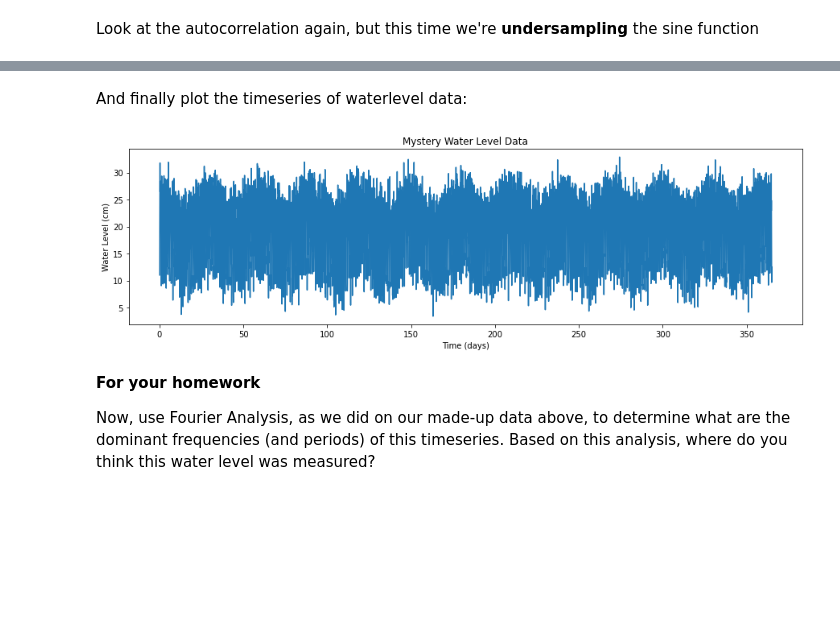
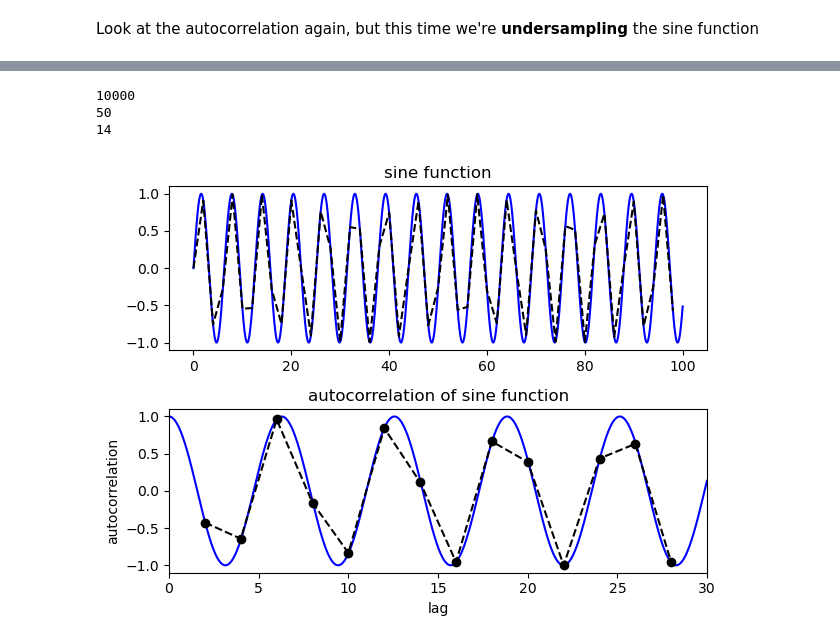
Before and after one commit to Mountain-Hydrology-Research-Group/data-analysis, a Jupyter notebook: book/modules/module8/lab8-2.ipynb, the cells around one changed output, grey strips where cells are left out. Cells and saved outputs as stored; diff of their text form; code cells hidden in the pictures; blank space fills up the shorter version.

```diff
--- a/book/modules/module8/lab8-2.ipynb
+++ b/book/modules/module8/lab8-2.ipynb
@@ -418,14 +67,41 @@ sf = data['sf'][0][0] # sampling frequency, in hours
-# %% [markdown]
-And finally plot the timeseries of waterlevel data:
-# %%
-plt.figure(figsize=(15,4))
-plt.plot(time,level)
-plt.xlabel('Time (days)')
-plt.ylabel('Water Level (cm)')
-plt.title('Mystery Water Level Data');
-# %% [output]
-[figure, removed]
-# %% [markdown]
-**For your homework**
-
-Now, use Fourier Analysis, as we did on our made-up data above, to determine what are the dominant frequencies (and periods) of this timeseries.  Based on this analysis, where do you think this water level was measured?
+# %%
+# Step is the interval at which we're sampling
+step = 2 # Try changing it to larger and smaller numbers to test how well we can calculate the true autocorrelation of the sine function
+t3 = np.arange(0,100,step)
+y2 = np.sin(t3)
+
+# calculate autocorrelation
+auto2 = []
+lags2 = []
+for lag in range(lag_min,int(lag_max/step)):
+    v = np.corrcoef(y2[:-lag],y2[lag:])
+    lags2.append(lag*step)
+    auto2.append(v[0,1])
+
+N1=len(t2)
+N2=len(t3)
+print(N1)
+print(N2)
+print(len(auto2))
+NA = len(auto2)
+# %% [output]
+10000
+50
+14
+# %%
+f, ax = plt.subplots(2,1)
+
+ax[0].plot(t2,y1,'b')
+ax[0].set_title('sine function')
+ax[0].plot(t3,y2,'k--')
+
+ax[1].plot(lags1,auto1,'b')
+ax[1].set_title('autocorrelation of sine function')
+ax[1].set_xlabel('lag')
+ax[1].set_ylabel('autocorrelation')
+ax[1].plot(lags2,auto2,'k--o')
+ax[1].set_xlim(0,30);
+
+plt.tight_layout()
+# %% [output]
+[figure, added]
```
Also changed, not shown: parts of 64 cells of this notebook, 1 other file.
